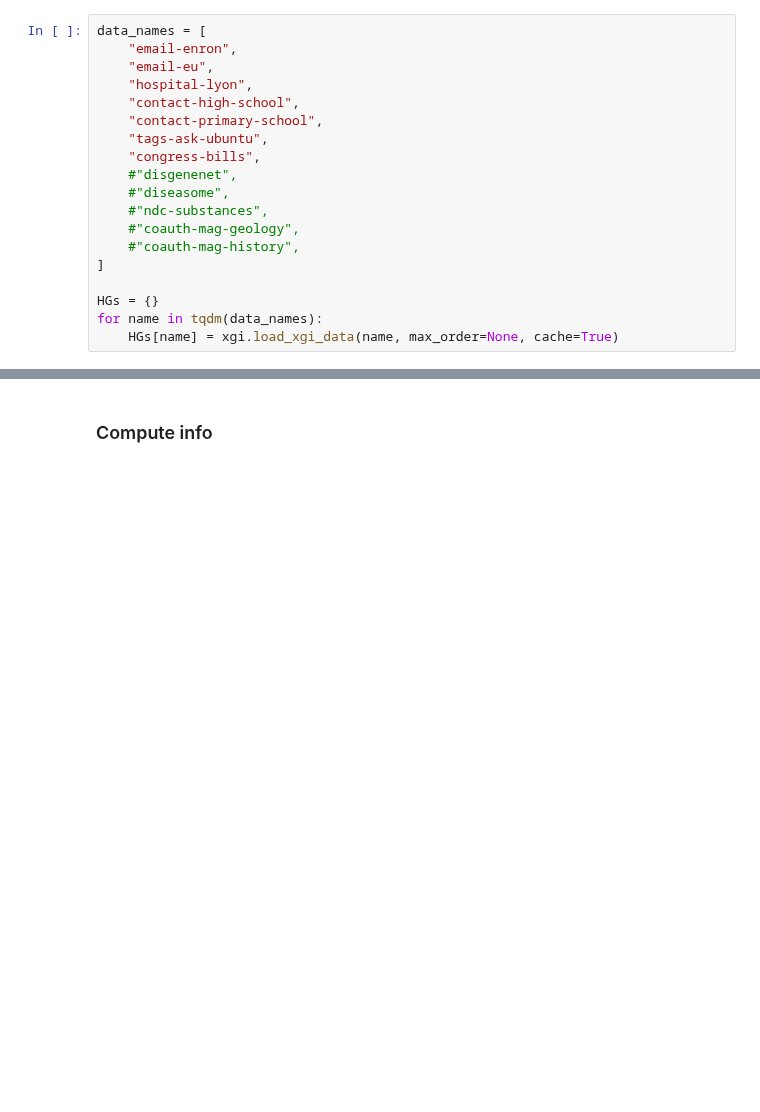
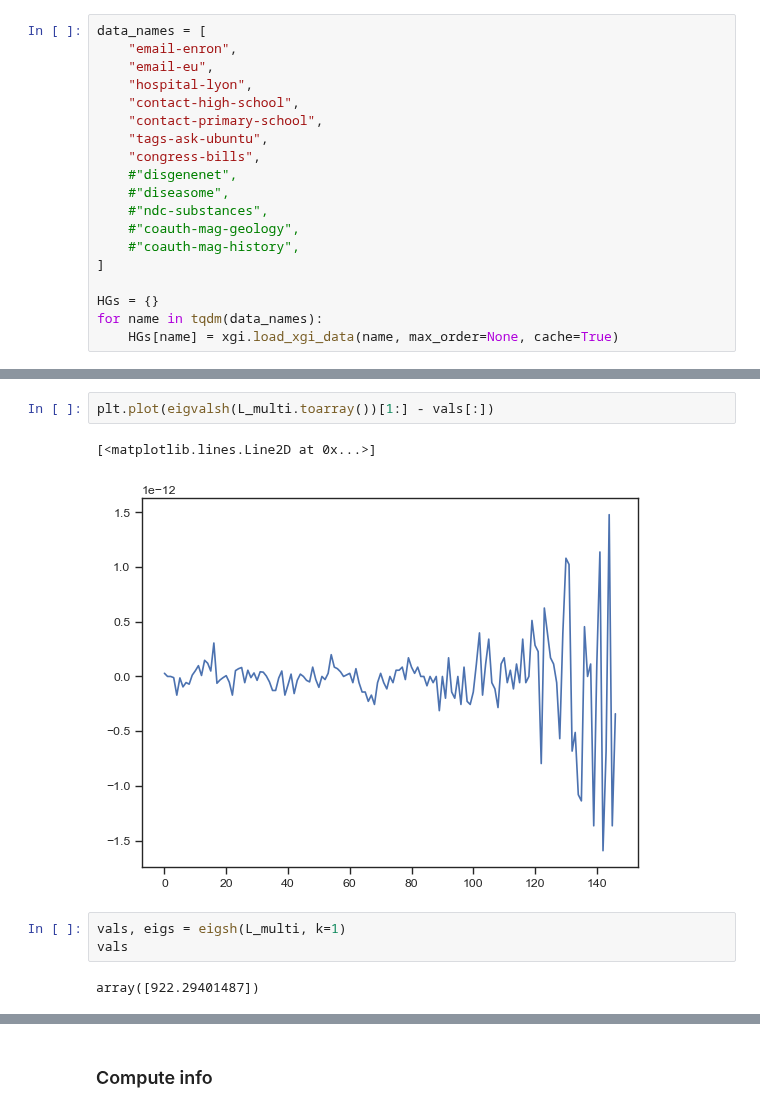
Before and after one commit to maximelucas/hypergraph_reducibility, a Jupyter notebook: notebooks/figure_1_single_tau.ipynb, the cells around one changed output, grey strips where cells are left out. Drawn from its saved outputs; the diff is of its cells as text; blank space fills up the shorter version.

```diff
--- a/notebooks/figure_1_single_tau.ipynb
+++ b/notebooks/figure_1_single_tau.ipynb
@@ -50,0 +249,10 @@ Unnamed Hypergraph with 55549 nodes and 33959 hyperedges
+# %%
+plt.plot(eigvalsh(L_multi.toarray())[1:] - vals[:])
+# %% [output]
+[<matplotlib.lines.Line2D at 0x...>]
+[figure, added]
+# %%
+vals, eigs = eigsh(L_multi, k=1)
+vals
+# %% [output]
+array([922.29401487])
```
Also changed, not shown: parts of 32 cells of this notebook, 10 other files.
